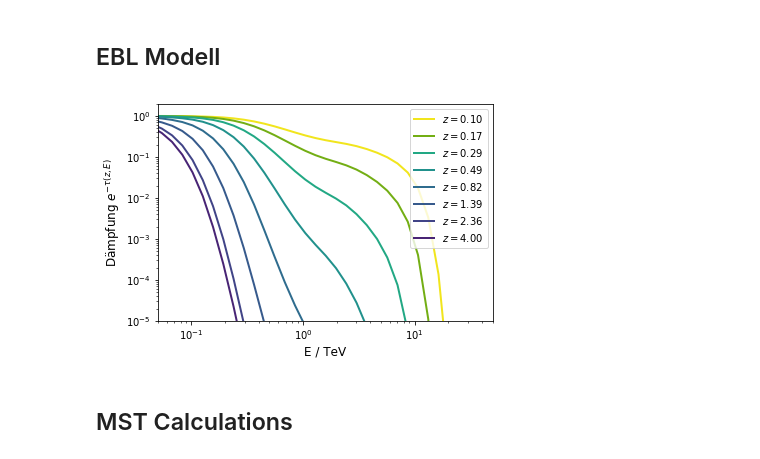
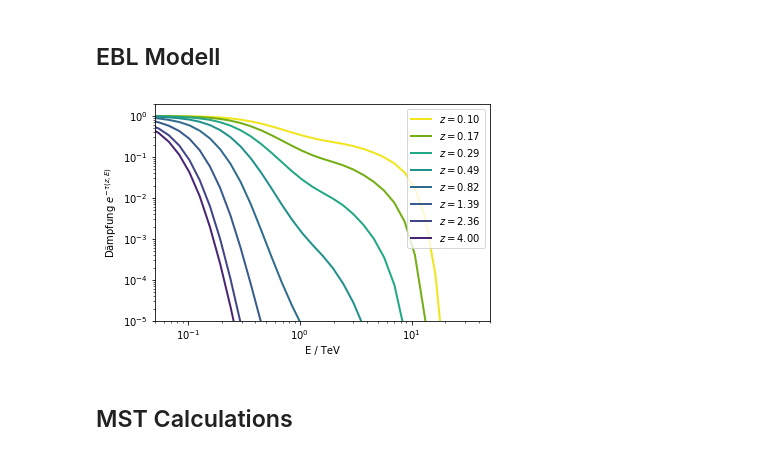
Before and after one commit to JanaMo/Project_Master, a Jupyter notebook: Plots.ipynb, the cells around one changed output. Drawn from its saved outputs; the diff is of its cells as text; code cells hidden in the pictures.

Commit message:
New Version of Plotting distances

```diff
--- a/Plots.ipynb
+++ b/Plots.ipynb
@@ -566,31 +566,31 @@ Pearson correlation Redshift to Fluence:  -0.119884970133
 # %%
 ## New EBL method
 colors = np.array(['indigo', 'dimgray','thistle','darkslateblue','lightsteelblue',
                   'darkmagenta','lightgray','midnightblue'])
 
 colors = np.array([viridis0,tugreen,viridis4,viridis5,viridis7,viridis8,viridis9,viridis10])
 
 from ebltable.tau_from_model import OptDepth
 tau =  OptDepth.readmodel(model = 'dominguez')
 z = np.arange(0.1,4,0.45)
 z = np.logspace(np.log10(0.1), np.log10(4), num=8)
 ETeV = np.logspace(-2,2.5,50)
 atten = np.exp(-1. * tau.opt_depth(z,ETeV))
 for i,zz in enumerate(z):
     plt.loglog(ETeV,atten[i],
               ls = '-',color = colors[i],
               label = '$z = {0:.2f}$'.format(zz), lw = 2)
 
 plt.gca().set_ylim((1e-5,2.))
 plt.gca().set_xlim((5e-2,5e1))
-plt.gca().set_xlabel('E / TeV',size = 'large')
-plt.gca().set_ylabel(r'Dämpfung $e^{-\tau(z,E)}$',size = 'large')
+plt.gca().set_xlabel('E / TeV')
+plt.gca().set_ylabel(r'Dämpfung $e^{-\tau(z,E)}$')
 plt.legend(loc = 'upper right')
 plt.savefig('Plots_DE/jpeg/New_EBL_Dom.jpg')
 #plt.savefig('Plots_DE/New_EBL_Dom.pdf')
 plt.show()
 # %% [output]
-[figure, old version]
+[figure, new version]
 # %% [markdown]
 ## MST Calculations
 # %%
```
Also changed, not shown: parts of 2 cells of this notebook, 2 other files.
